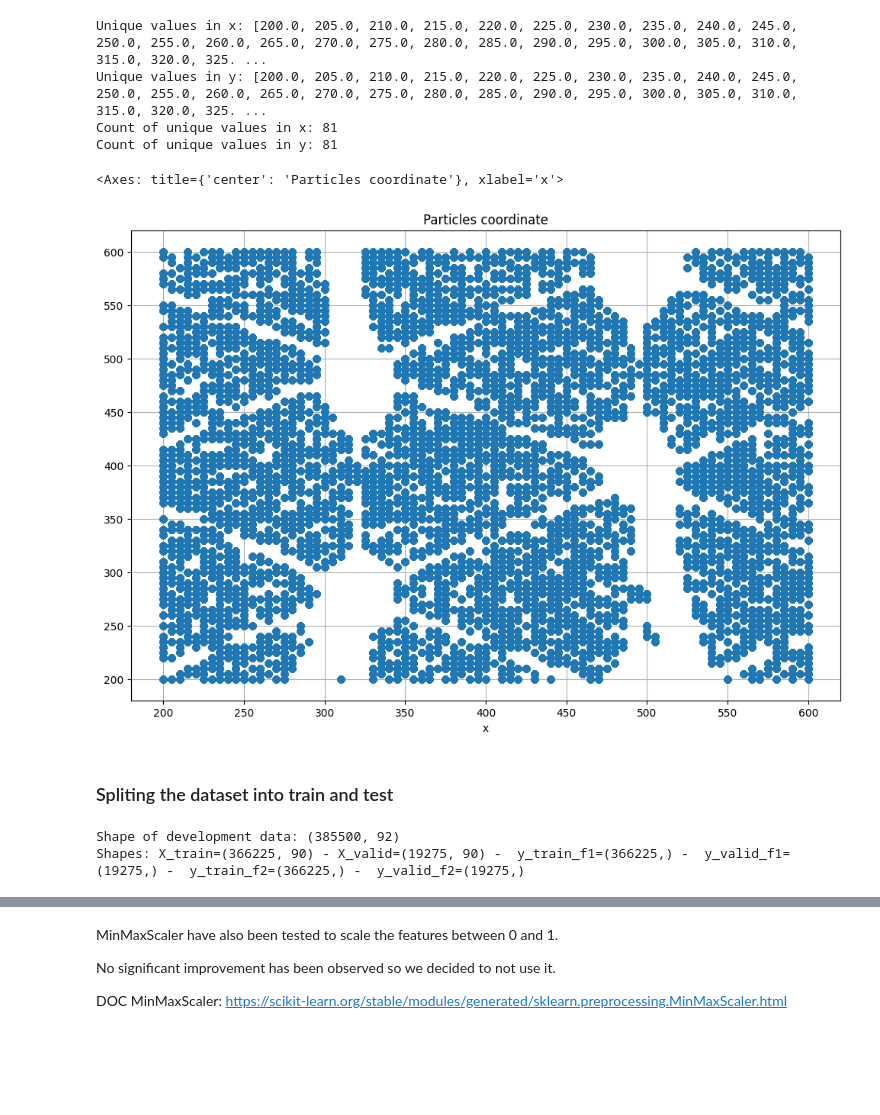
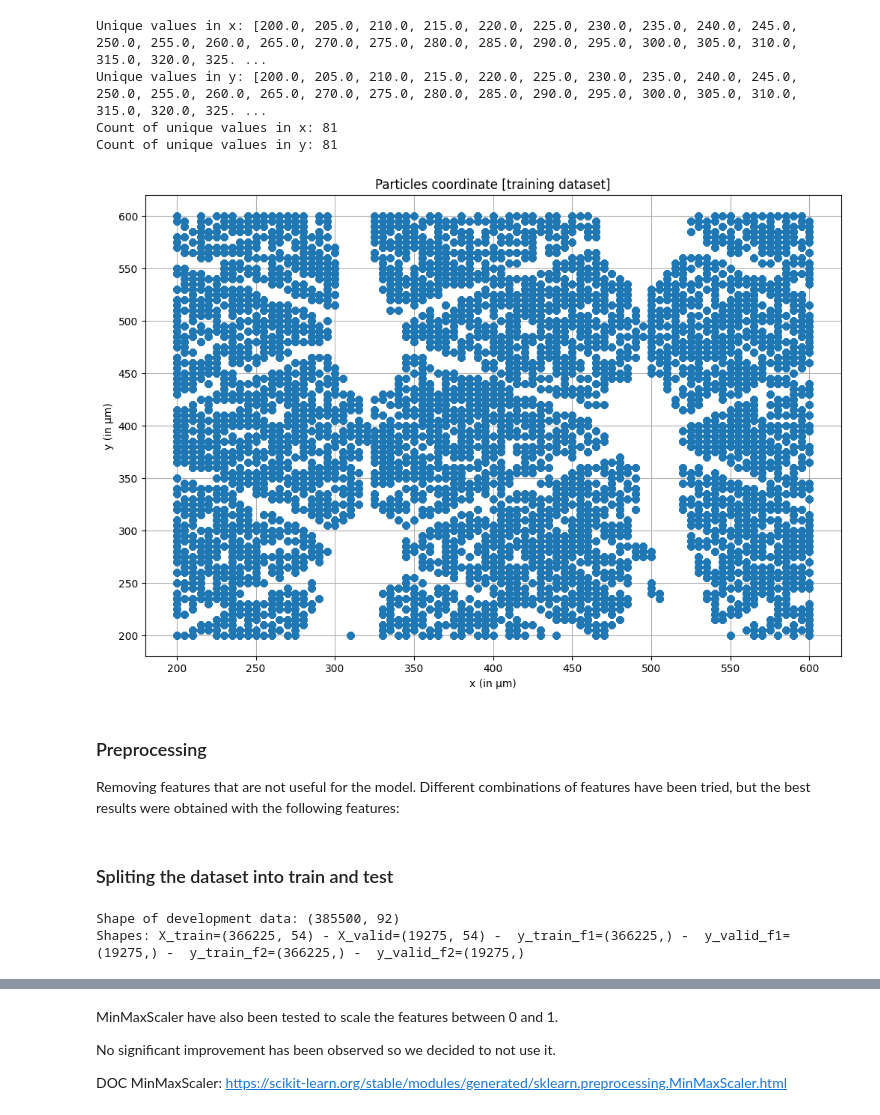
Before and after one commit to vellons/polito-ds-lab-exercises, a Jupyter notebook: exam/solution.ipynb, the cells around one changed output, grey strips where cells are left out. Saved outputs shown, nothing was run; the diff lists cells and outputs as text; code cells hidden in the pictures; blank space fills up the shorter version.

Commit message:
perf(exam): better score: 4.710 Preprocessing removing tmax and rms features

```diff
--- a/exam/solution.ipynb
+++ b/exam/solution.ipynb
@@ -138,7 +138,13 @@ Count of unique values in y: 81
 # %%
 # Plotting the data, because why not?
 # There are five distinct areas, or "holes", where there is an absence of data. Maybe these areas all under the pads
-df_dev.plot(x="x", y="y", style="o", grid=True, title="Particles coordinate", legend=False)
+plot_dataset = df_dev.plot(x="x", y="y", style="o", grid=True, title="Particles coordinate [training dataset]", legend=False)
+plot_dataset.set_xlabel("x (in μm)")
+plot_dataset.set_ylabel("y (in μm)")
+plot_dataset.get_figure().savefig('plot_dataset.pdf', format='pdf')
 # %% [output]
-<Axes: title={'center': 'Particles coordinate'}, xlabel='x'>
-[figure, old version]
+[figure, new version]
+# %% [markdown]
+### Preprocessing
+Removing features that are not useful for the model.
+Different combinations of features have been tried, but the best results were obtained with the following features:
@@ -148,18 +157,18 @@ df_dev.plot(x="x", y="y", style="o", grid=True, title="Particles coordinate", le
 from sklearn.model_selection import train_test_split
 
 print(f"Shape of development data: {df_dev.shape}")
-X_dev = df_dev.drop(columns=["x", "y"]).values  # Removing values of x and y that are the target values
+X_dev = df_dev_chosed.drop(columns=["x", "y"]).values  # Removing values of x and y that are the target values
 
 y_dev_f1 = df_dev.filter(["x"])["x"].values  # Target values for x (feature 1)
 y_dev_f2 = df_dev.filter(["y"])["y"].values  # Target values for y (feature 2)
 
 # DOC: https://scikit-learn.org/stable/modules/generated/sklearn.model_selection.train_test_split.html
-test_size = 0.05 # Used 0.25 and 0.05 for final submission
+test_size = 0.05 # Used 0.25, the switch to 0.05 for final submission
 X_train_full, X_valid_full, y_train_f1, y_valid_f1, y_train_f2, y_valid_f2 = train_test_split(X_dev, y_dev_f1, y_dev_f2, test_size=test_size, shuffle=True, random_state=12)
 print(f"Shapes: X_train={X_train_full.shape} - X_valid={X_valid_full.shape} -  y_train_f1={y_train_f1.shape} -  y_valid_f1={y_valid_f1.shape} -  y_train_f2={y_train_f2.shape} -  y_valid_f2={y_valid_f2.shape}")
 # %% [output]
 Shape of development data: (385500, 92)
-Shapes: X_train=(366225, 90) - X_valid=(19275, 90) -  y_train_f1=(366225,) -  y_valid_f1=(19275,) -  y_train_f2=(366225,) -  y_valid_f2=(19275,)
+Shapes: X_train=(366225, 54) - X_valid=(19275, 54) -  y_train_f1=(366225,) -  y_valid_f1=(19275,) -  y_train_f2=(366225,) -  y_valid_f2=(19275,)
 # %% [markdown]
 ### Feature selection
 
```
Also changed, not shown: parts of 19 cells of this notebook, 4 other files.
